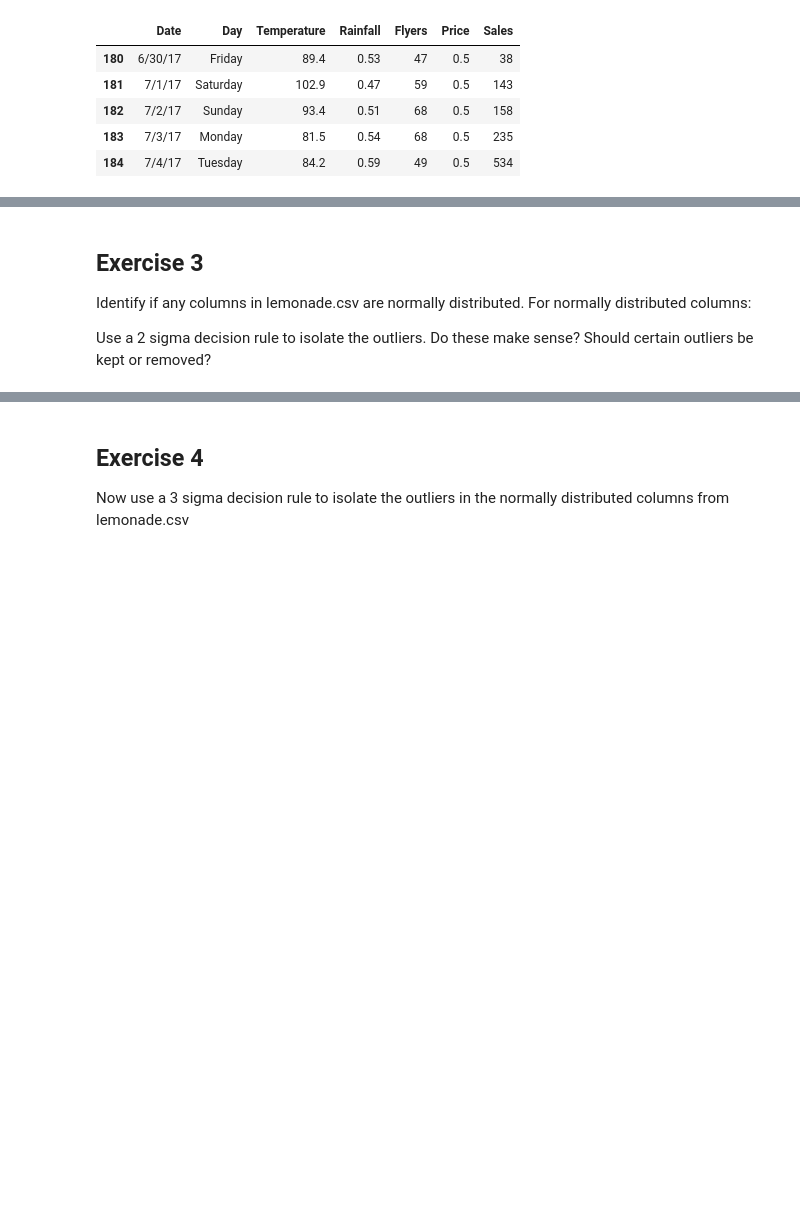
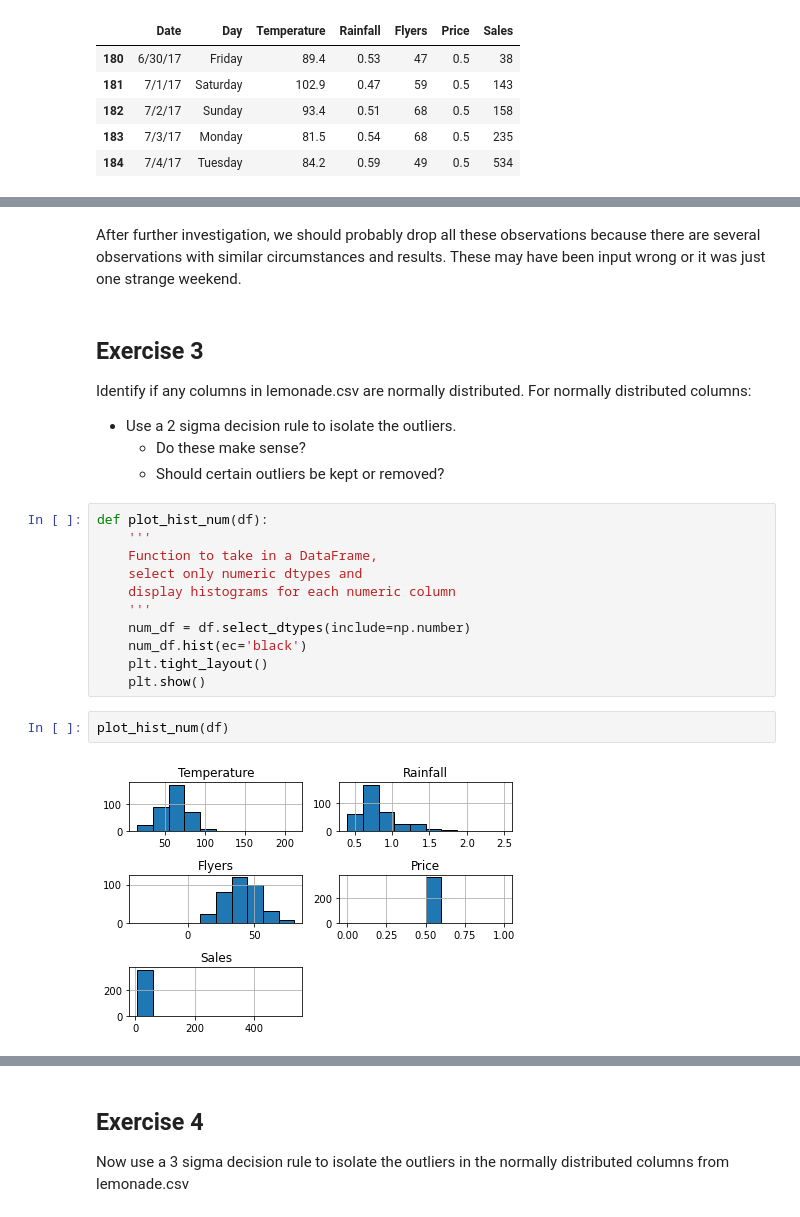
Before and after one commit to gilbert-noriega-ii/anomaly-detection-exercises, a Jupyter notebook: continuous_probabilistic_methods.ipynb, the cells around one changed output, grey strips where cells are left out. Saved outputs shown, nothing was run; the diff lists cells and outputs as text; blank space fills up the shorter version.

```diff
--- a/continuous_probabilistic_methods.ipynb
+++ b/continuous_probabilistic_methods.ipynb
@@ -183,7 +317,24 @@ The upper outliers are anywhere from 3-11 times greater than the upper bound. In
+# %% [markdown]
+After further investigation, we should probably drop all these observations because there are several observations with similar circumstances and results. These may have been input wrong or it was just one strange weekend.
 # %% [markdown]
 ## Exercise 3
 Identify if any columns in lemonade.csv are normally distributed. For normally distributed columns:
 
-Use a 2 sigma decision rule to isolate the outliers.
-Do these make sense?
-Should certain outliers be kept or removed?
+- Use a 2 sigma decision rule to isolate the outliers.
+    - Do these make sense?
+    - Should certain outliers be kept or removed?
+# %%
+def plot_hist_num(df):
+    '''
+    Function to take in a DataFrame,
+    select only numeric dtypes and
+    display histograms for each numeric column
+    '''
+    num_df = df.select_dtypes(include=np.number)
+    num_df.hist(ec='black')
+    plt.tight_layout()
+    plt.show()
+# %%
+plot_hist_num(df)
+# %% [output]
+[figure, added]
```
Also changed, not shown: parts of 53 cells of this notebook.
